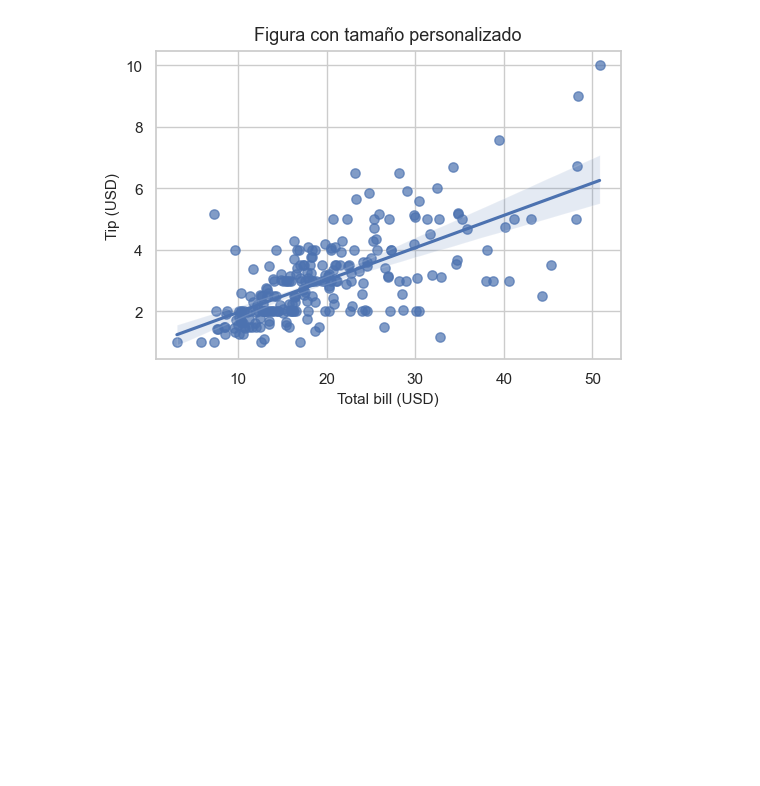
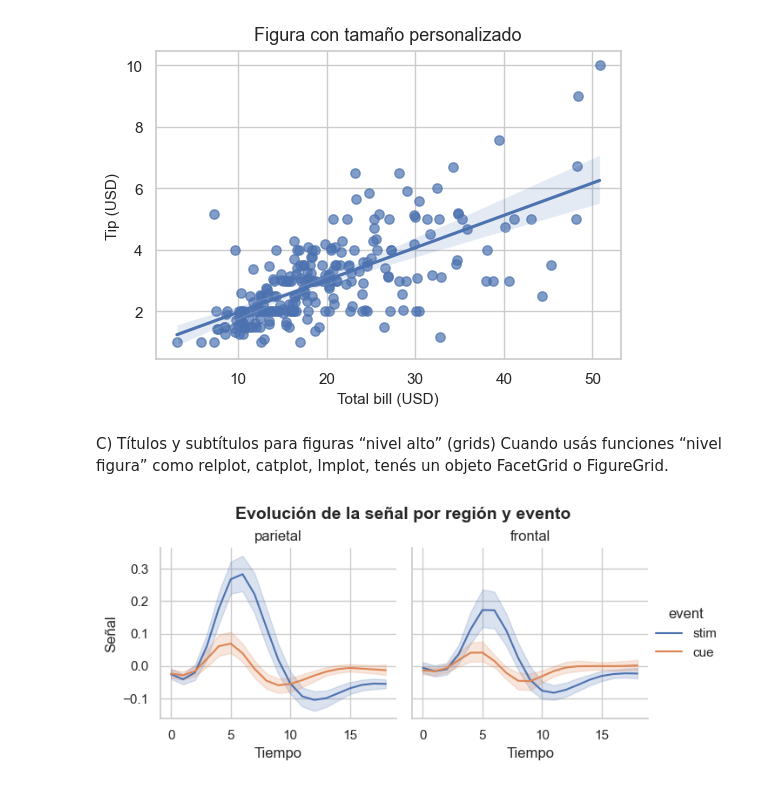
Before and after one commit to wilson-j-insaurralde/Seaborn, a Jupyter notebook: teoria/007_Estilo y personalización avanzada.ipynb, the cells around one changed output. Cells and saved outputs as stored; diff of their text form; code cells hidden in the pictures; blank space fills up the shorter version.

```diff
--- a/teoria/007_Estilo y personalización avanzada.ipynb
+++ b/teoria/007_Estilo y personalización avanzada.ipynb
@@ -183,3 +183,25 @@ ax.legend_.remove() if ax.legend_ else None  # ejemplo: ocultar leyenda si no ap
 plt.show()
 # %% [output]
 [figure]
+# %% [markdown]
+C) Títulos y subtítulos para figuras “nivel alto” (grids)
+Cuando usás funciones “nivel figura” como relplot, catplot, lmplot, tenés un objeto FacetGrid o FigureGrid.
+# %%
+import seaborn as sns
+import matplotlib.pyplot as plt
+
+sns.set_theme(style="whitegrid", context="notebook")
+
+fmri = sns.load_dataset("fmri")
+g = sns.relplot(
+    data=fmri, kind="line",
+    x="timepoint", y="signal",
+    hue="event", col="region", height=3, aspect=1.1
+)
+
+g.set_axis_labels("Tiempo", "Señal")
+g.set_titles("{col_name}")  # título sobre cada subgráfico
+g.figure.suptitle("Evolución de la señal por región y evento", y=1.03, fontsize=14, weight="bold")
+plt.show()
+# %% [output]
+[figure, added]
```
Also changed, not shown: parts of 4 cells of this notebook.
